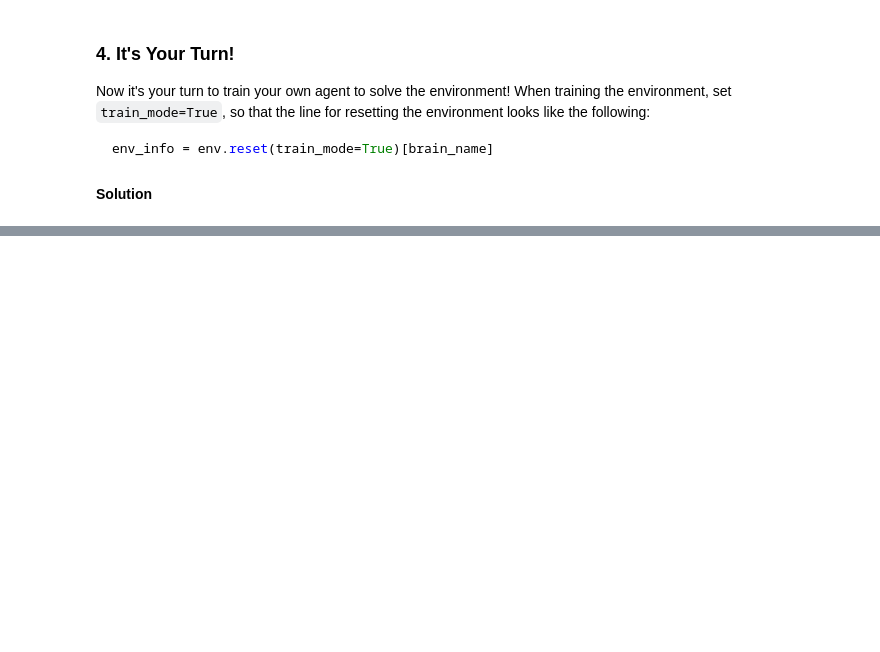
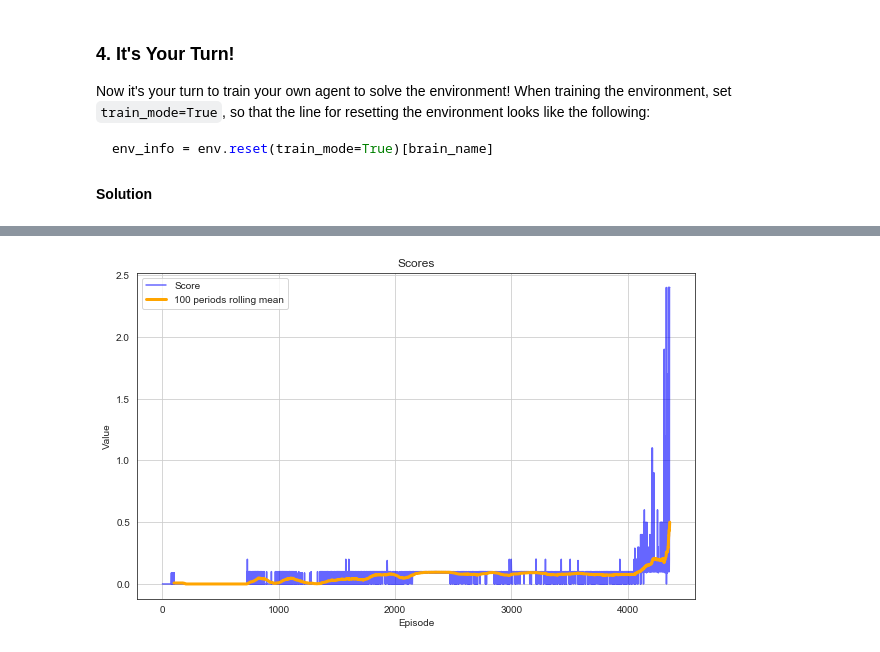
Before and after one commit to Sarunas-Girdenas/drlnd_tennis, a Jupyter notebook: Tennis.ipynb, the cells around one changed output, grey strips where cells are left out. Drawn from its saved outputs; the diff is of its cells as text; code cells hidden in the pictures; blank space fills up the shorter version.

```diff
--- a/Tennis.ipynb
+++ b/Tennis.ipynb
@@ -162,24 +162,29 @@ def multi_agent_ddpg(n_episodes=2000, print_every=100, max_iter=1000, learn_ever
     scores_out = [] # total scores
 
     actor_loss_1 = []
-    actorr_loss_2 = []
+    actor_loss_2 = []
 
     critic_loss_1 = []
     critic_loss_2 = []
+
+    noise_counter = 1
 
     for i_episode in range(1, n_episodes+1):
 
         episodes_scores = []
 
         env_info = env.reset(train_mode=True)[brain_name]   # reset environment
-        states = env_info.vector_observations             # get the current state
+        states = env_info.vector_observations               # get the current state
 
         # reset noise for agents
         for ag in agent.agents:
             ag.reset()
 
         for t in range(max_iter):
-            actions = agent.act(states, t)                           # select an action for both agents
+
+            noise_counter += 1
+
+            actions = agent.act(states, noise_counter)               # select an action for both agents
             env_info = env.step(actions)[brain_name]                 # send the action to the environment
             next_states = env_info.vector_observations               # get the next state
             rewards = env_info.rewards                               # get the reward
@@ -223,18 +228,19 @@ def multi_agent_ddpg(n_episodes=2000, print_every=100, max_iter=1000, learn_ever
 
             # save parameters of Agents
             for idx, ag in enumerate(agent.agents):
-                torch.save(ag.actor_local.state_dict(), 'checkpoint_actor_{0}.pth'.format(i))
-                torch.save(ag.critic_local.state_dict(), 'checkpoint_critic_{0}.pth'.format(i))
+                torch.save(ag.actor_local.state_dict(), 'checkpoint_actor_{0}.pth'.format(idx))
+                torch.save(ag.critic_local.state_dict(), 'checkpoint_critic_{0}.pth'.format(idx))
             break
 
-    return scores_out
+    return scores_out, actor_loss_1, actor_loss_2, critic_loss_1, critic_loss_2
 # %%
-n_episodes=2000
-print_every=100
-max_iter=1000
-learn_every=12
+n_episodes = 7000
+print_every = 100
+max_iter = 900
+learn_every = 2
 # %%
-scores_out = multi_agent_ddpg(n_episodes=n_episodes,
+scores_out, actor_loss_1, actor_loss_2, critic_loss_1, critic_loss_2 = multi_agent_ddpg(
+                              n_episodes=n_episodes,
                               print_every=print_every,
                               max_iter=max_iter,
                               learn_every=learn_every)
@@ -267,0 +269,15 @@ env.close()
+# %%
+scores_ = pd.DataFrame()
+scores_['score'] = scores_out
+# %%
+plt.figure(figsize=(10, 6))
+plt.title('Scores')
+plt.plot(scores_['score'].values, label='Score', color='blue', alpha=0.6)
+plt.plot(scores_['score'].rolling(100).mean().values, label='100 periods rolling mean', color='orange', linewidth=3)
+plt.ylabel('Value')
+plt.xlabel('Episode')
+plt.legend(loc='upper left')
+plt.grid()
+plt.show()
+# %% [output]
+[figure, added]
```
Also changed, not shown: parts of 5 cells of this notebook, 8 other files.
